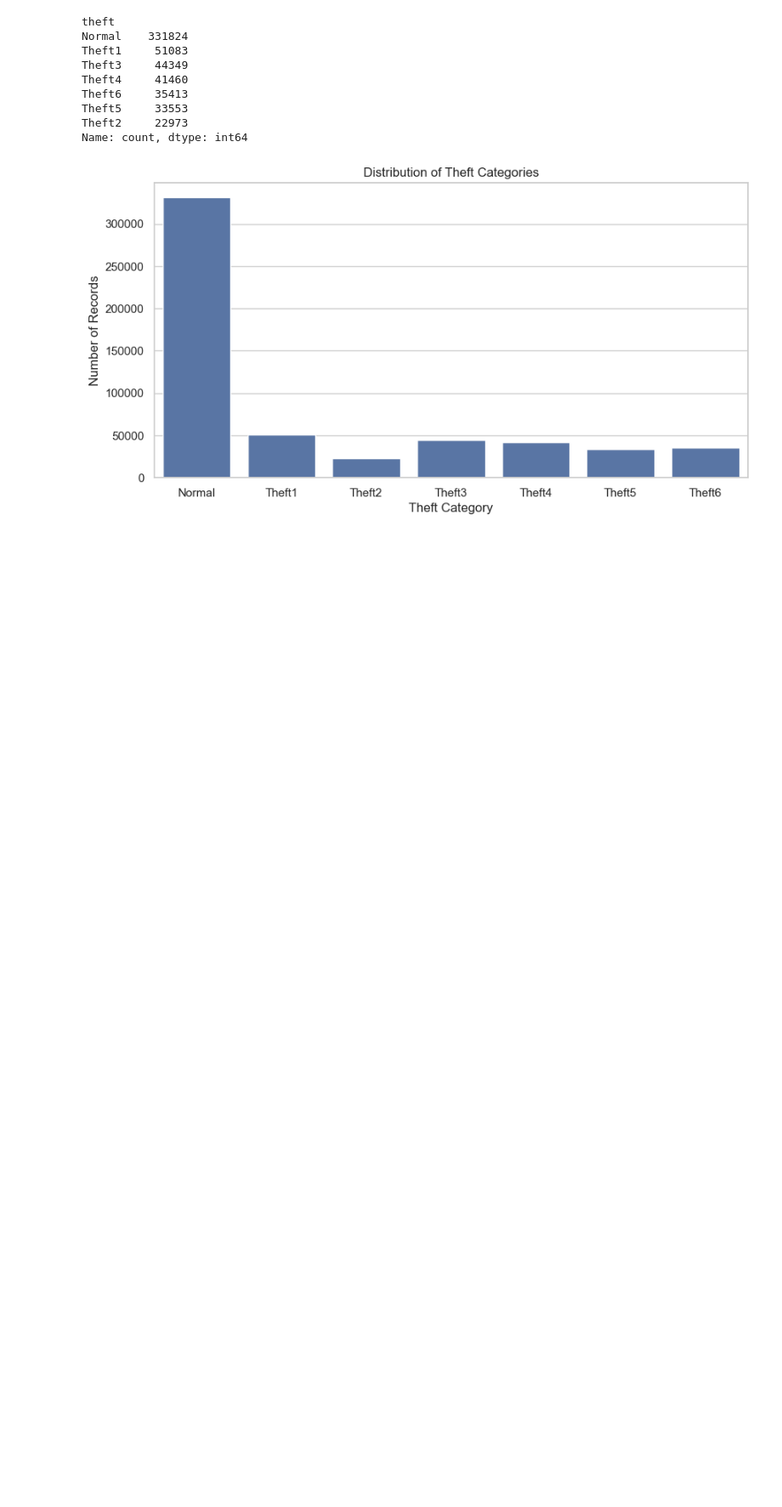
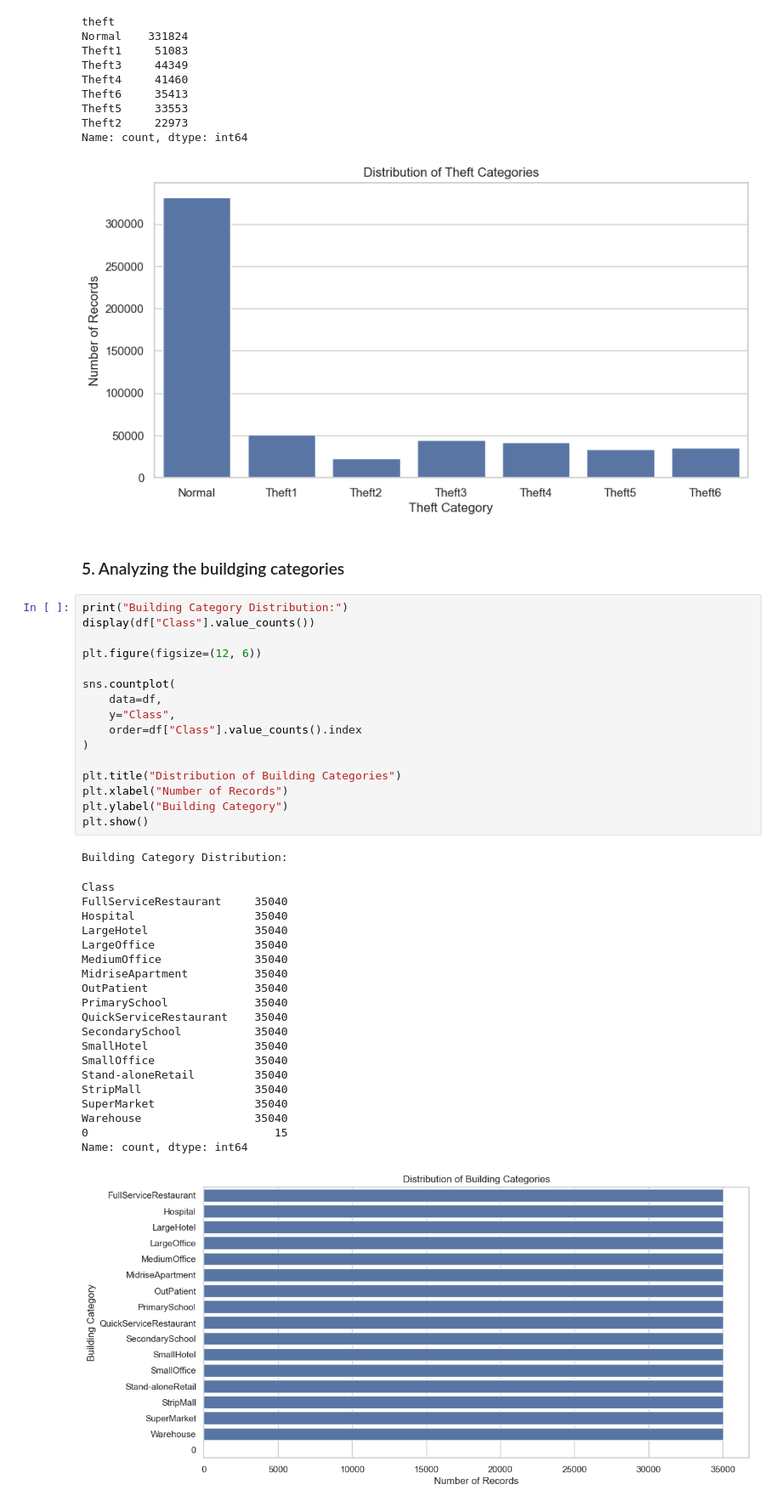
Before and after one commit to chokshihet/Electricity-Theft-Detection, a Jupyter notebook: notebooks/code.ipynb, the cells around one changed output. Shown at 85% size. Drawn from its saved outputs; the diff is of its cells as text; blank space fills up the shorter version.

Commit message:
Complete data quality analysis and investigate theft patterns

```diff
--- a/notebooks/code.ipynb
+++ b/notebooks/code.ipynb
@@ -99,3 +99,43 @@ Theft5     33553
 Theft2     22973
 Name: count, dtype: int64
 [figure]
+# %% [markdown]
+### 5. Analyzing the buildging categories
+# %%
+print("Building Category Distribution:")
+display(df["Class"].value_counts())
+
+plt.figure(figsize=(12, 6))
+
+sns.countplot(
+    data=df,
+    y="Class",
+    order=df["Class"].value_counts().index
+)
+
+plt.title("Distribution of Building Categories")
+plt.xlabel("Number of Records")
+plt.ylabel("Building Category")
+plt.show()
+# %% [output]
+Building Category Distribution:
+Class
+FullServiceRestaurant     35040
+Hospital                  35040
+LargeHotel                35040
+LargeOffice               35040
+MediumOffice              35040
+MidriseApartment          35040
+OutPatient                35040
+PrimarySchool             35040
+QuickServiceRestaurant    35040
+SecondarySchool           35040
+SmallHotel                35040
+SmallOffice               35040
+Stand-aloneRetail         35040
+StripMall                 35040
+SuperMarket               35040
+Warehouse                 35040
+0                            15
+Name: count, dtype: int64
+[figure, added]
```
Also changed, not shown: parts of 15 cells of this notebook.
